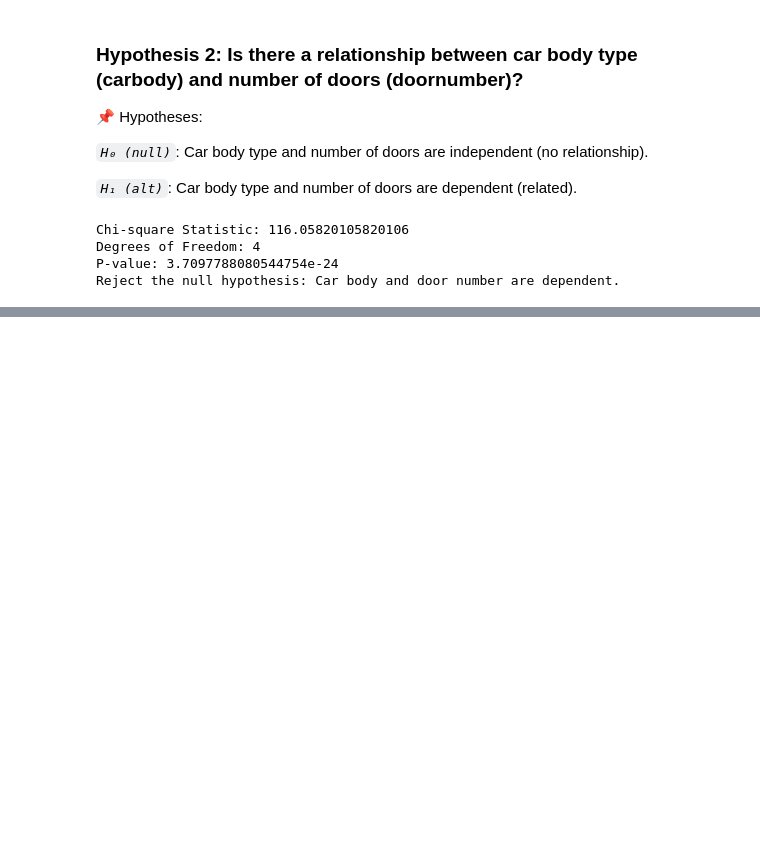
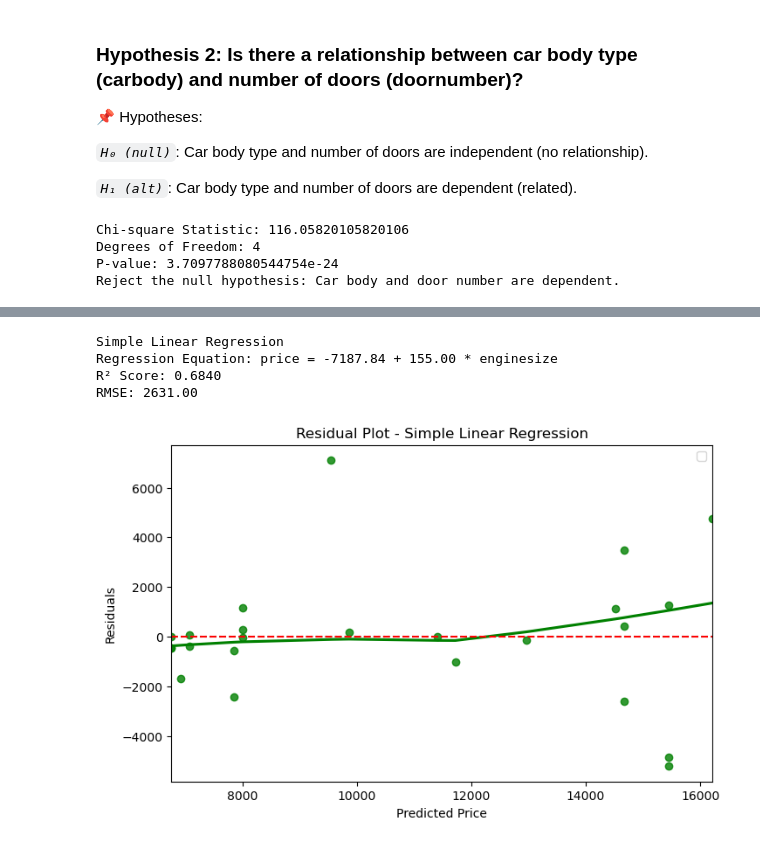
Before and after one commit to Tinonturja/Car_Pricing_DA, a Jupyter notebook: Car_Pricing_Prediction.ipynb, the cells around one changed output, grey strips where cells are left out. Saved outputs shown, nothing was run; the diff lists cells and outputs as text; code cells hidden in the pictures; blank space fills up the shorter version.

Commit message:
updated the code with model

```diff
--- a/Car_Pricing_Prediction.ipynb
+++ b/Car_Pricing_Prediction.ipynb
@@ -590,0 +510,49 @@ results_file
+# %%
+from sklearn.linear_model import LinearRegression
+from sklearn.metrics import r2_score, mean_squared_error
+from sklearn.model_selection import train_test_split
+
+# Load and prepare data
+data_clean = data_no_outliers.copy()
+
+# Define variables
+X = data_clean[['enginesize']]
+y = data_clean['price']
+
+# Split into train and test
+X_train, X_test, y_train, y_test = train_test_split(X, y, test_size=0.2, random_state=42)
+
+# Fit model
+lr_simple = LinearRegression()
+lr_simple.fit(X_train, y_train)
+
+# Predictions
+y_pred = lr_simple.predict(X_test)
+
+# Evaluation
+r2 = r2_score(y_test, y_pred)
+rmse = np.sqrt(mean_squared_error(y_test, y_pred))
+
+print("Simple Linear Regression")
+print(f"Regression Equation: price = {lr_simple.intercept_:.2f} + {lr_simple.coef_[0]:.2f} * enginesize")
+print(f"R² Score: {r2:.4f}")
+print(f"RMSE: {rmse:.2f}")
+# %% [output]
+Simple Linear Regression
+Regression Equation: price = -7187.84 + 155.00 * enginesize
+R² Score: 0.6840
+RMSE: 2631.00
+# %%
+# Residuals
+residuals = y_test - y_pred
+
+plt.figure(figsize=(8,5))
+sns.residplot(x=y_pred, y=residuals, lowess=True, color='g')
+plt.axhline(0, linestyle='--', color='red')
+plt.xlabel("Predicted Price")
+plt.ylabel("Residuals")
+plt.title("Residual Plot - Simple Linear Regression")
+plt.legend()
+plt.show()
+# %% [output]
+[figure, added]
```
Also changed, not shown: parts of 9 cells of this notebook, 2 other files.
